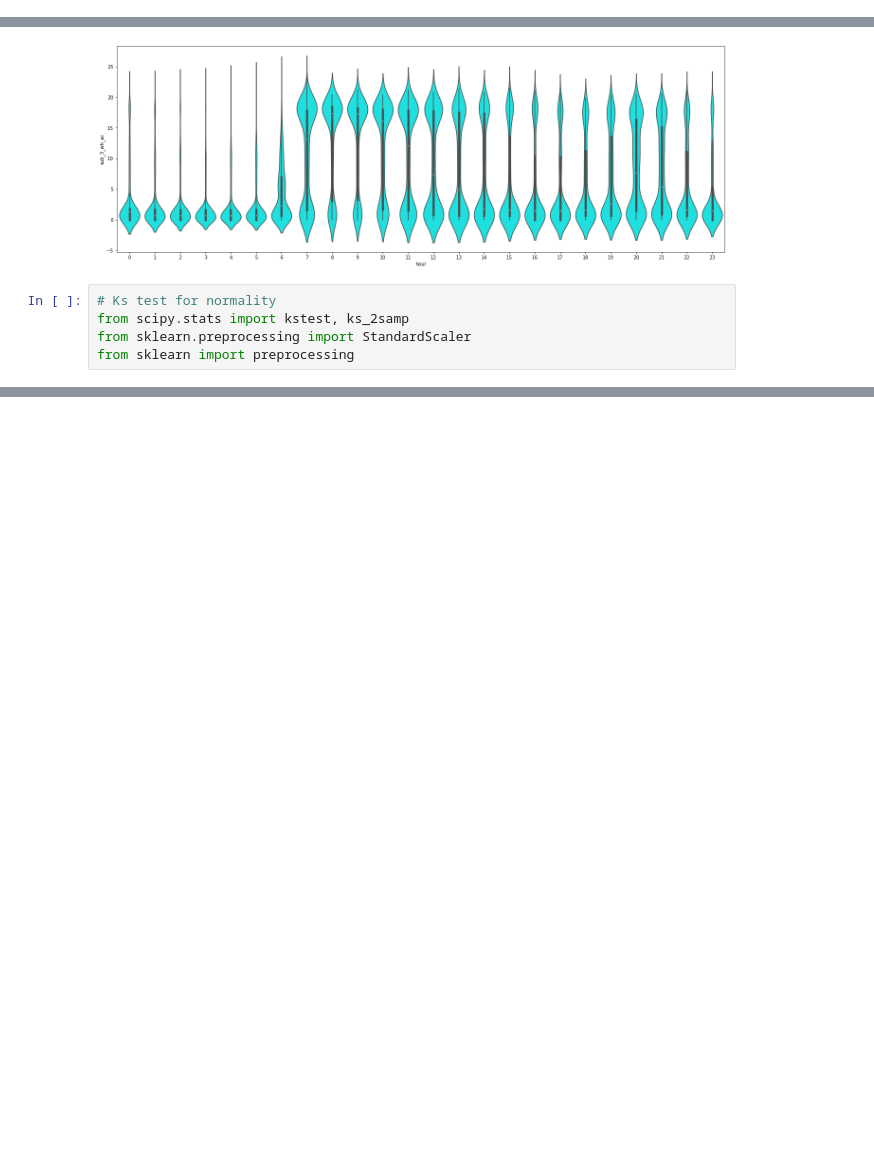
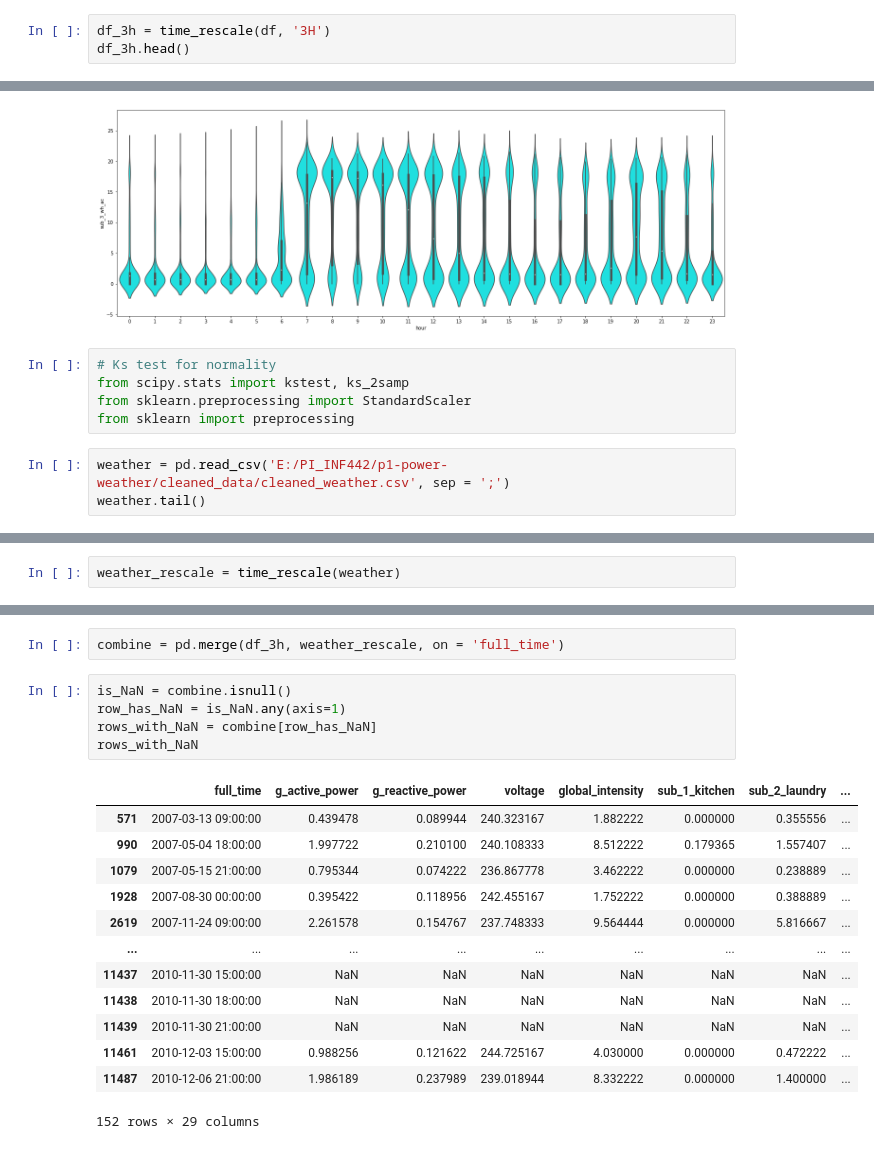
Before and after one commit to lu-kong/PI_INF442, a Jupyter notebook: Jia_test_scripts.ipynb, the cells around one changed output, grey strips where cells are left out. Saved outputs shown, nothing was run; the diff lists cells and outputs as text; blank space fills up the shorter version.

```diff
--- a/Jia_test_scripts.ipynb
+++ b/Jia_test_scripts.ipynb
@@ -18,0 +19,3 @@ df.head()
+# %%
+df_3h = time_rescale(df, '3H')
+df_3h.head()
@@ -39,3 +54,6 @@ violin(df, col[7])
 from scipy.stats import kstest, ks_2samp
 from sklearn.preprocessing import StandardScaler
 from sklearn import preprocessing
+# %%
+weather = pd.read_csv('E:/PI_INF442/p1-power-weather/cleaned_data/cleaned_weather.csv', sep = ';')
+weather.tail()
@@ -41,0 +77,2 @@ from sklearn import preprocessing
+# %%
+weather_rescale = time_rescale(weather)
@@ -41,0 +95,21 @@ from sklearn import preprocessing
+# %%
+combine = pd.merge(df_3h, weather_rescale, on = 'full_time')
+# %%
+is_NaN = combine.isnull()
+row_has_NaN = is_NaN.any(axis=1)
+rows_with_NaN = combine[row_has_NaN]
+rows_with_NaN
+# %% [output]
+|  | full_time | g_active_power | g_reactive_power | voltage | global_intensity | sub_1_kitchen | sub_2_laundry | ... |
+| 571 | 2007-03-13 09:00:00 | 0.439478 | 0.089944 | 240.323167 | 1.882222 | 0.000000 | 0.355556 | ... |
+| 990 | 2007-05-04 18:00:00 | 1.997722 | 0.210100 | 240.108333 | 8.512222 | 0.179365 | 1.557407 | ... |
+| 1079 | 2007-05-15 21:00:00 | 0.795344 | 0.074222 | 236.867778 | 3.462222 | 0.000000 | 0.238889 | ... |
+| 1928 | 2007-08-30 00:00:00 | 0.395422 | 0.118956 | 242.455167 | 1.752222 | 0.000000 | 0.388889 | ... |
+| 2619 | 2007-11-24 09:00:00 | 2.261578 | 0.154767 | 237.748333 | 9.564444 | 0.000000 | 5.816667 | ... |
+| ... | ... | ... | ... | ... | ... | ... | ... | ... |
+| 11437 | 2010-11-30 15:00:00 | NaN | NaN | NaN | NaN | NaN | NaN | ... |
+| 11438 | 2010-11-30 18:00:00 | NaN | NaN | NaN | NaN | NaN | NaN | ... |
+| 11439 | 2010-11-30 21:00:00 | NaN | NaN | NaN | NaN | NaN | NaN | ... |
+| 11461 | 2010-12-03 15:00:00 | 0.988256 | 0.121622 | 244.725167 | 4.030000 | 0.000000 | 0.472222 | ... |
+| 11487 | 2010-12-06 21:00:00 | 1.986189 | 0.237989 | 239.018944 | 8.332222 | 0.000000 | 1.400000 | ... |
+152 rows × 29 columns
```
Also changed, not shown: parts of 10 cells of this notebook.
